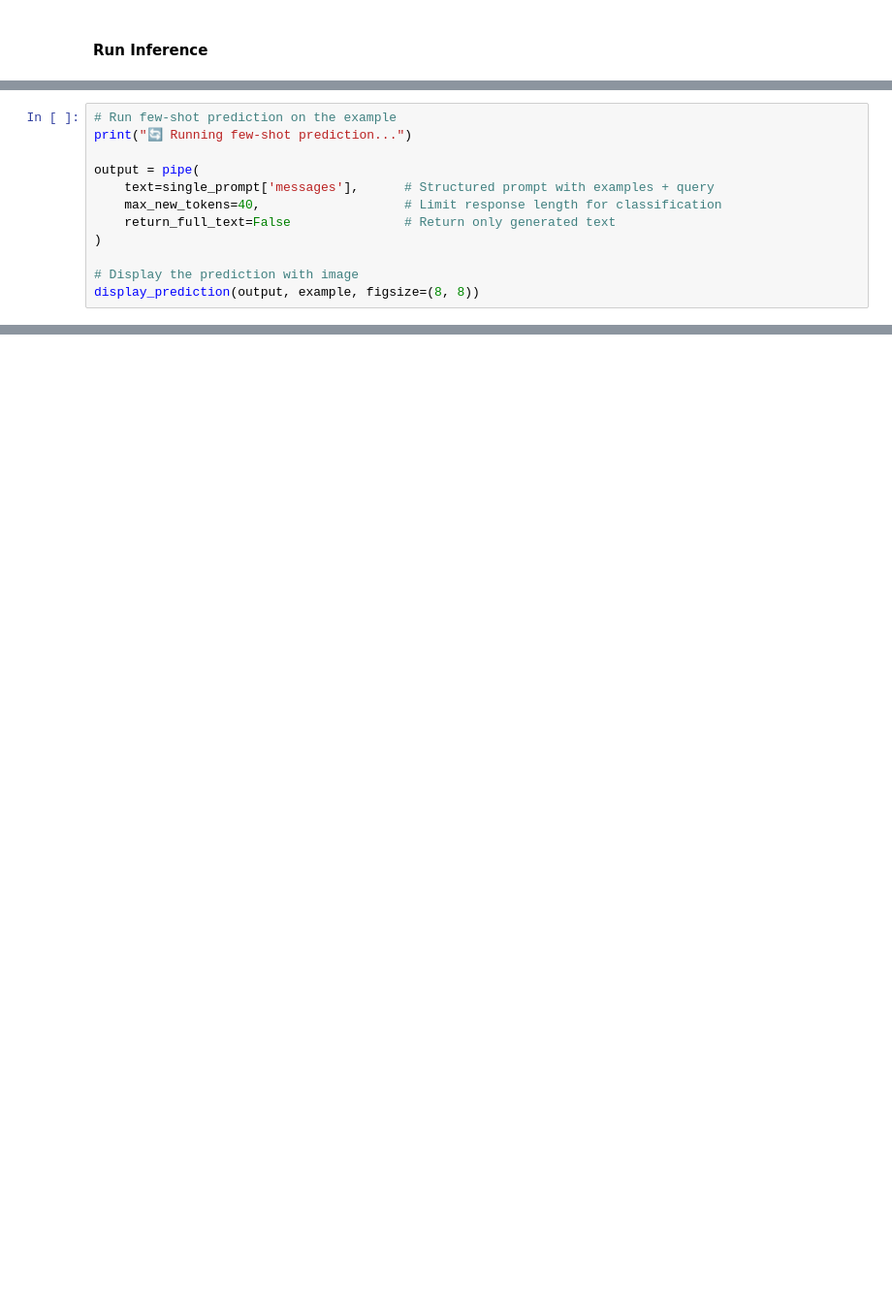
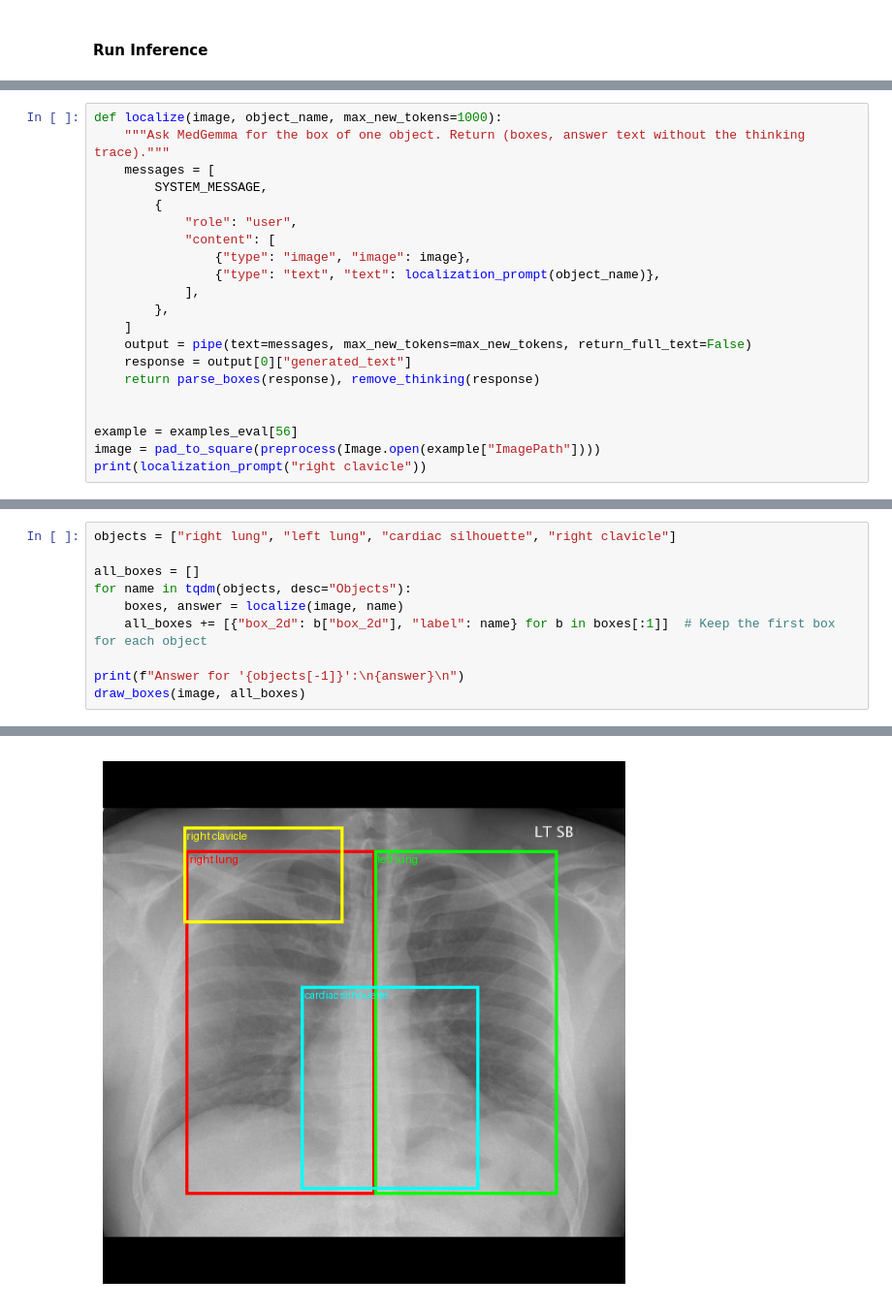
Before and after one commit to f10409/MedGemma_demo, a Jupyter notebook: 1_medgemma_demo.ipynb, the cells around one changed output, grey strips where cells are left out. Shown at 97% size. Saved outputs shown, nothing was run; the diff lists cells and outputs as text; blank space fills up the shorter version.

```diff
--- a/1_medgemma_demo.ipynb
+++ b/1_medgemma_demo.ipynb
@@ -662,12 +431,0 @@ Now let's run the model with our few-shot prompt to see how providing examples a
-# %%
-# Run few-shot prediction on the example
-print("🔄 Running few-shot prediction...")
-
-output = pipe(
-    text=single_prompt['messages'],      # Structured prompt with examples + query
-    max_new_tokens=40,                   # Limit response length for classification
-    return_full_text=False               # Return only generated text
-)
-
-# Display the prediction with image
-display_prediction(output, example, figsize=(8, 8))
@@ -781,0 +655,21 @@ The most striking change is the model's dramatically increased bias toward predi
+# %%
+def localize(image, object_name, max_new_tokens=1000):
+    """Ask MedGemma for the box of one object. Return (boxes, answer text without the thinking trace)."""
+    messages = [
+        SYSTEM_MESSAGE,
+        {
+            "role": "user",
+            "content": [
+                {"type": "image", "image": image},
+                {"type": "text", "text": localization_prompt(object_name)},
+            ],
+        },
+    ]
+    output = pipe(text=messages, max_new_tokens=max_new_tokens, return_full_text=False)
+    response = output[0]["generated_text"]
+    return parse_boxes(response), remove_thinking(response)
+
+
+example = examples_eval[56]
+image = pad_to_square(preprocess(Image.open(example["ImagePath"])))
+print(localization_prompt("right clavicle"))
@@ -781,0 +687,11 @@ The most striking change is the model's dramatically increased bias toward predi
+# %%
+objects = ["right lung", "left lung", "cardiac silhouette", "right clavicle"]
+
+all_boxes = []
+for name in tqdm(objects, desc="Objects"):
+    boxes, answer = localize(image, name)
+    all_boxes += [{"box_2d": b["box_2d"], "label": name} for b in boxes[:1]]  # Keep the first box for each object
+
+print(f"Answer for '{objects[-1]}':\n{answer}\n")
+draw_boxes(image, all_boxes)
+# %% [output]
@@ -781,0 +700 @@ The most striking change is the model's dramatically increased bias toward predi
+[figure, added]
```
Also changed, not shown: parts of 105 cells of this notebook, 14 other files.
